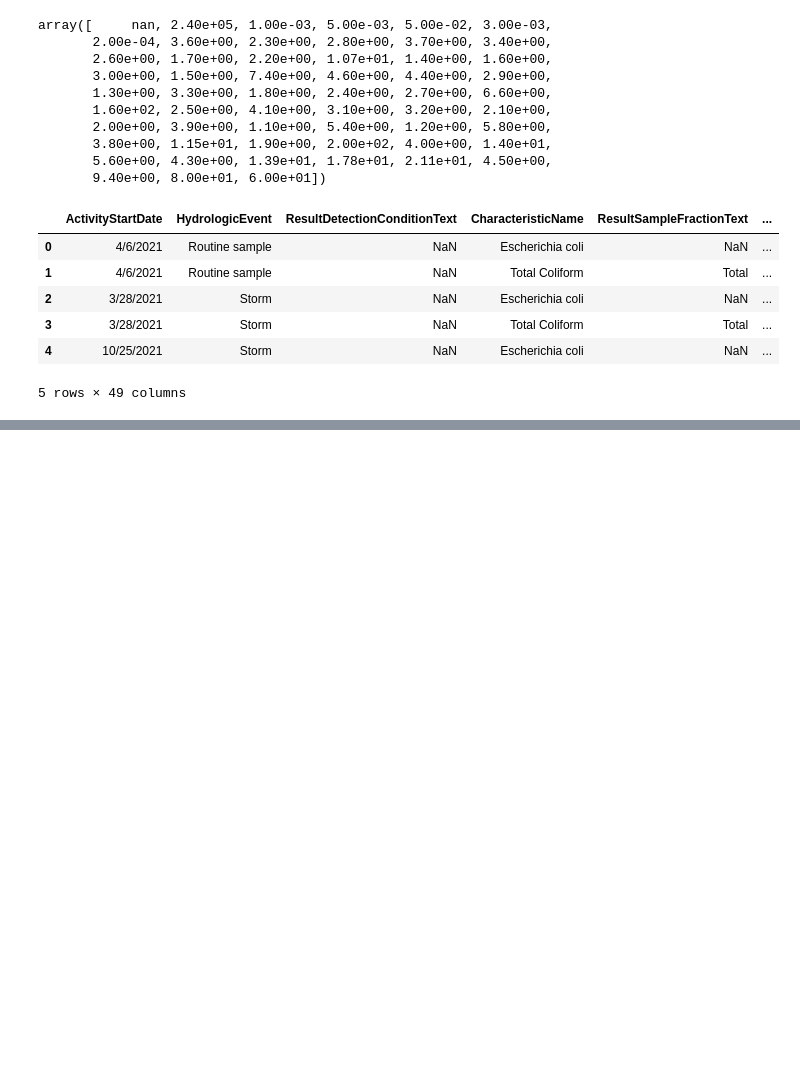
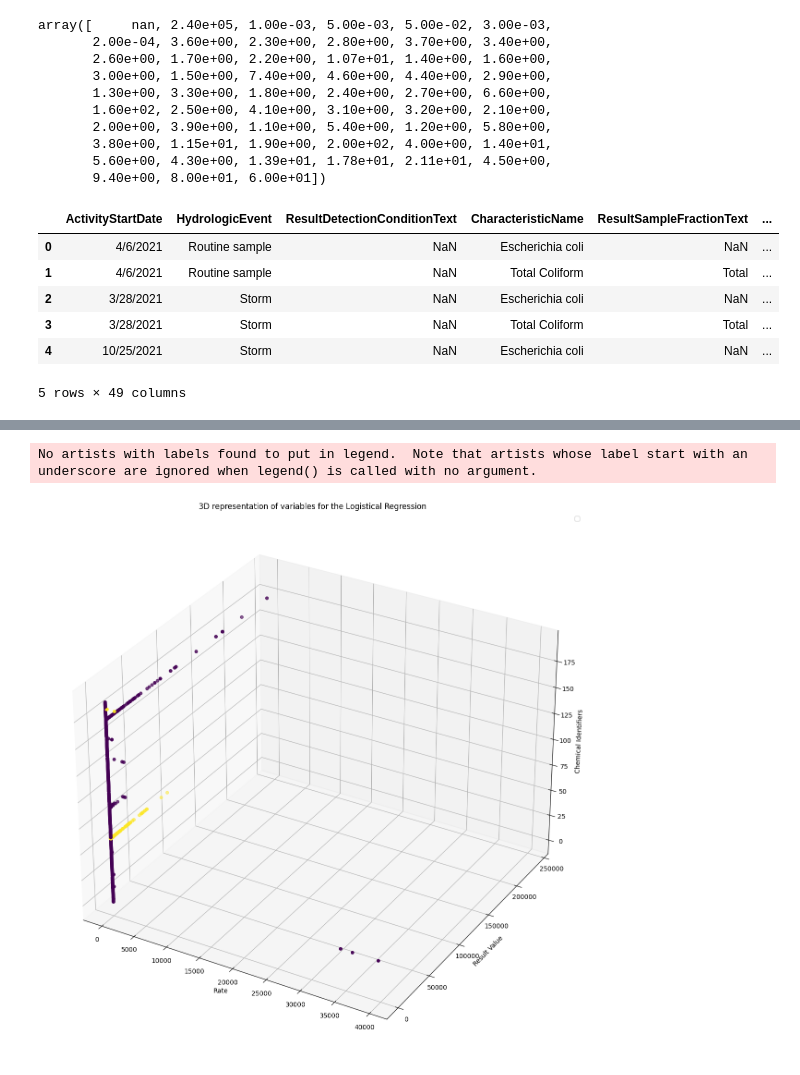
Before and after one commit to DataPlant/LogRegressionWaterMoco, a Jupyter notebook: ProjectData3.ipynb, the cells around one changed output, grey strips where cells are left out. Cells and saved outputs as stored; diff of their text form; code cells hidden in the pictures; blank space fills up the shorter version.

```diff
--- a/ProjectData3.ipynb
+++ b/ProjectData3.ipynb
@@ -44,6 +45,7 @@ for index, row in ddata.iterrows():
     ddata.loc[index,'outcome'] = 0
     if row['CharacteristicName'] == 'Escherichia coli' :
         ddata.loc[index,'outcome'] = 1
+        ddata.loc[index,'DetectionQuantitationLimitMeasure/MeasureValue'] = 240000
     if row['CharacteristicName'] == 'Uranium':
         ddata.loc[index,'outcome'] = 1
     if (row['ResultAnalyticalMethod/MethodDescriptionText'] == 'Pesticides, water, SPE GC&LC/TMS') & (row['ResultDetectionConditionText'] != "Not Detected") :
@@ -52,6 +54,8 @@ for index, row in ddata.iterrows():
         ddata.loc[index,'outcome'] = 1
     if np.isnan(row['ResultMeasureValue']) :
         ddata.loc[index,'ResultMeasureValue'] = 0.0
+    if np.isnan(row['DetectionQuantitationLimitMeasure/MeasureValue']) :
+        ddata.loc[index,'DetectionQuantitationLimitMeasure/MeasureValue'] = 0.0
     if ddata.loc[index,'DetectionQuantitationLimitMeasure/MeasureValue'] > 0 :
         ddata.loc[index,'Rate'] = ddata.loc[index,'ResultMeasureValue'] / ddata.loc[index,'DetectionQuantitationLimitMeasure/MeasureValue']
     else :
@@ -68,5 +77,5 @@ ddata.head()
 # %%
-ecoli = ddata[ddata['CharacteristicName'] == 'Escherichia coli']
+ecoli = ddata
 ecoli
 # %% [output]
 |  | ActivityStartDate | HydrologicEvent | ResultDetectionConditionText | CharacteristicName | ResultSampleFractionText | ... |
@@ -111,0 +125,3 @@ See the caveats in the documentation: https://pandas.pydata.org/pandas-docs/stab
+# %%
+ecoli['char_identifier'] = LE.fit_transform(ecoli['CharacteristicName'])
+ecoli.loc[:, ['char_identifier', 'CharacteristicName']]
@@ -112,5 +142,5 @@ See the caveats in the documentation: https://pandas.pydata.org/pandas-docs/stab
 # %%
-X = ecoli.loc[:, ['event_identifier', 'ResultMeasureValue', '']]
+X = ecoli.loc[:, ['event_identifier', 'ResultMeasureValue', 'char_identifier', "Rate"]]
 y = ecoli.outcome
 X.head()
 # %% [output]
@@ -142,0 +206,17 @@ plt.scatter(X['event_identifier'], X['ResultMeasureValue'], c = y)
+# %%
+x = X['Rate']
+w = X['ResultMeasureValue']
+z = X['char_identifier']
+fig = plt.figure(figsize = (12, 12))
+ax = plt.axes(projection ="3d")
+ax.scatter3D(x, w, z, c = y)
+plt.xlabel('Rate')
+plt.ylabel('Result Value')
+ax.set_zlabel('Chemical Identifiers')
+plt.tight_layout()
+plt.title('3D representation of variables for the Logistical Regression')
+ax.legend(loc="upper right")
+plt.show()
+# %% [output]
+No artists with labels found to put in legend.  Note that artists whose label start with an underscore are ignored when legend() is called with no argument.
+[figure, added]
```
Also changed, not shown: parts of 11 cells of this notebook, 1 other file.
